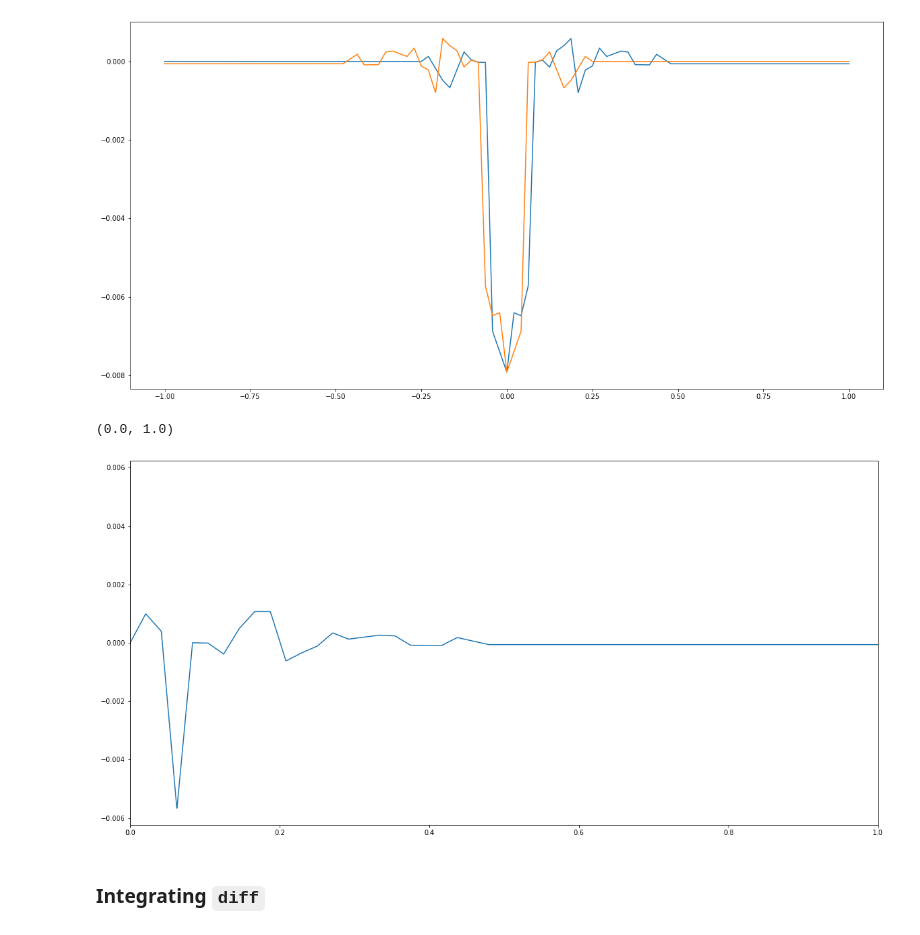
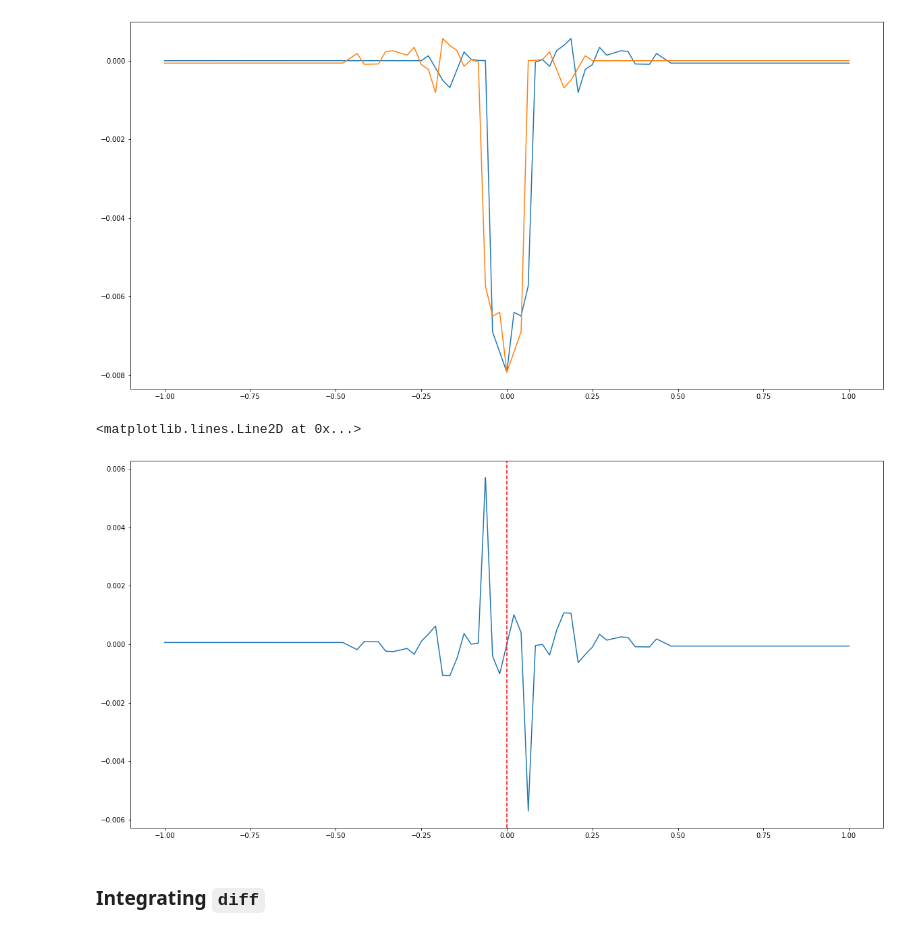
Before and after one commit to azibn/automated_exocomet_hunt, a Jupyter notebook: notebooks/asymmetry_2.ipynb, the cells around one changed output. Saved outputs shown, nothing was run; the diff lists cells and outputs as text; code cells hidden in the pictures.

```diff
--- a/notebooks/asymmetry_2.ipynb
+++ b/notebooks/asymmetry_2.ipynb
@@ -120,10 +120,11 @@ plt.plot(t,np.interp(t,x_backward,y_backward))
 [figure]
 # %%
 plt.plot(t,diff)
-plt.xlim(0,1)
+plt.axvline(0,linestyle='--',color='red')
+#plt.xlim(0,1)
 # %% [output]
-(0.0, 1.0)
+<matplotlib.lines.Line2D at 0x...>
-[figure, old version]
+[figure, new version]
 # %% [markdown]
 ### Integrating `diff`
 # %%
```
Also changed, not shown: parts of 12 cells of this notebook.
